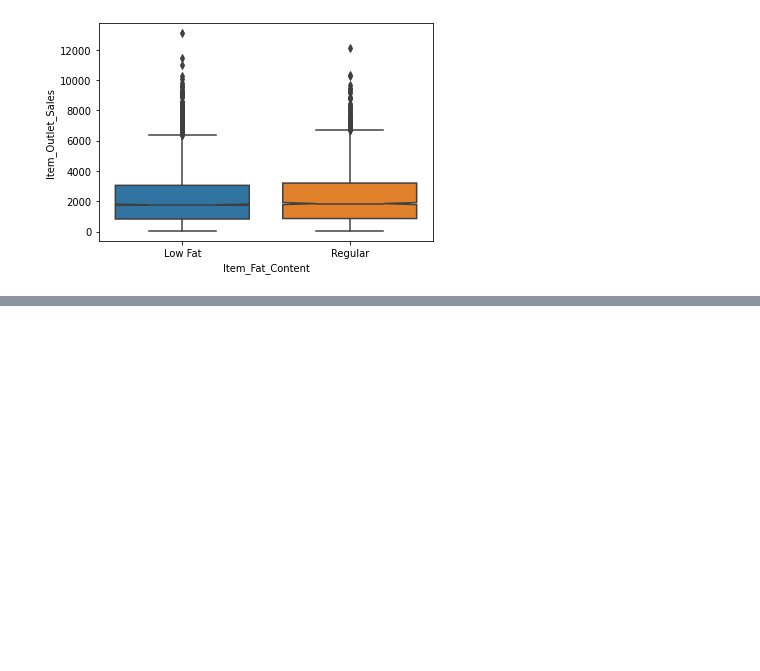
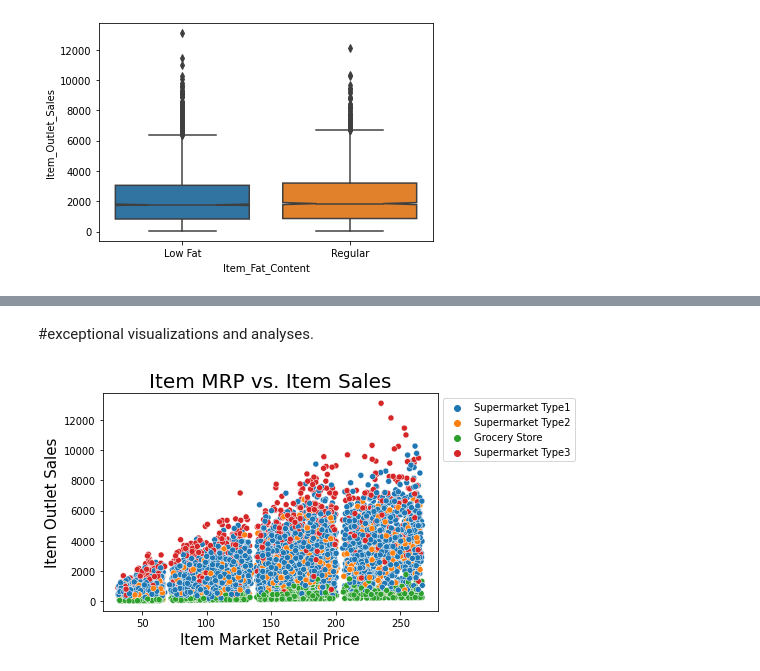
Before and after one commit to ivyyyyyliu/Food-Sales-Prediction, a Jupyter notebook: Food_Sale_Prediction_Part_3.ipynb, the cells around one changed output, grey strips where cells are left out. Saved outputs shown, nothing was run; the diff lists cells and outputs as text; code cells hidden in the pictures; blank space fills up the shorter version.

```diff
--- a/Food_Sale_Prediction_Part_3.ipynb
+++ b/Food_Sale_Prediction_Part_3.ipynb
@@ -185,0 +187,11 @@ sns.heatmap(corr, cmap ='Blues');
+# %% [markdown]
+#exceptional visualizations and analyses.
+# %%
+ax = sns.scatterplot(data = df, x = 'Item_MRP', y = 'Item_Outlet_Sales', hue = 'Outlet_Type')
+ax.legend(bbox_to_anchor = [1, 1]);
+ax.set_title('Item MRP vs. Item Sales', fontsize = 20)
+ax.set_xlabel('Item Market Retail Price', fontsize = 15)
+ax.set_ylabel('Item Outlet Sales', fontsize = 15)
+ax.legend(bbox_to_anchor = [1, 1]);
+# %% [output]
+[figure, added]
```
Also changed, not shown: parts of 9 cells of this notebook.
